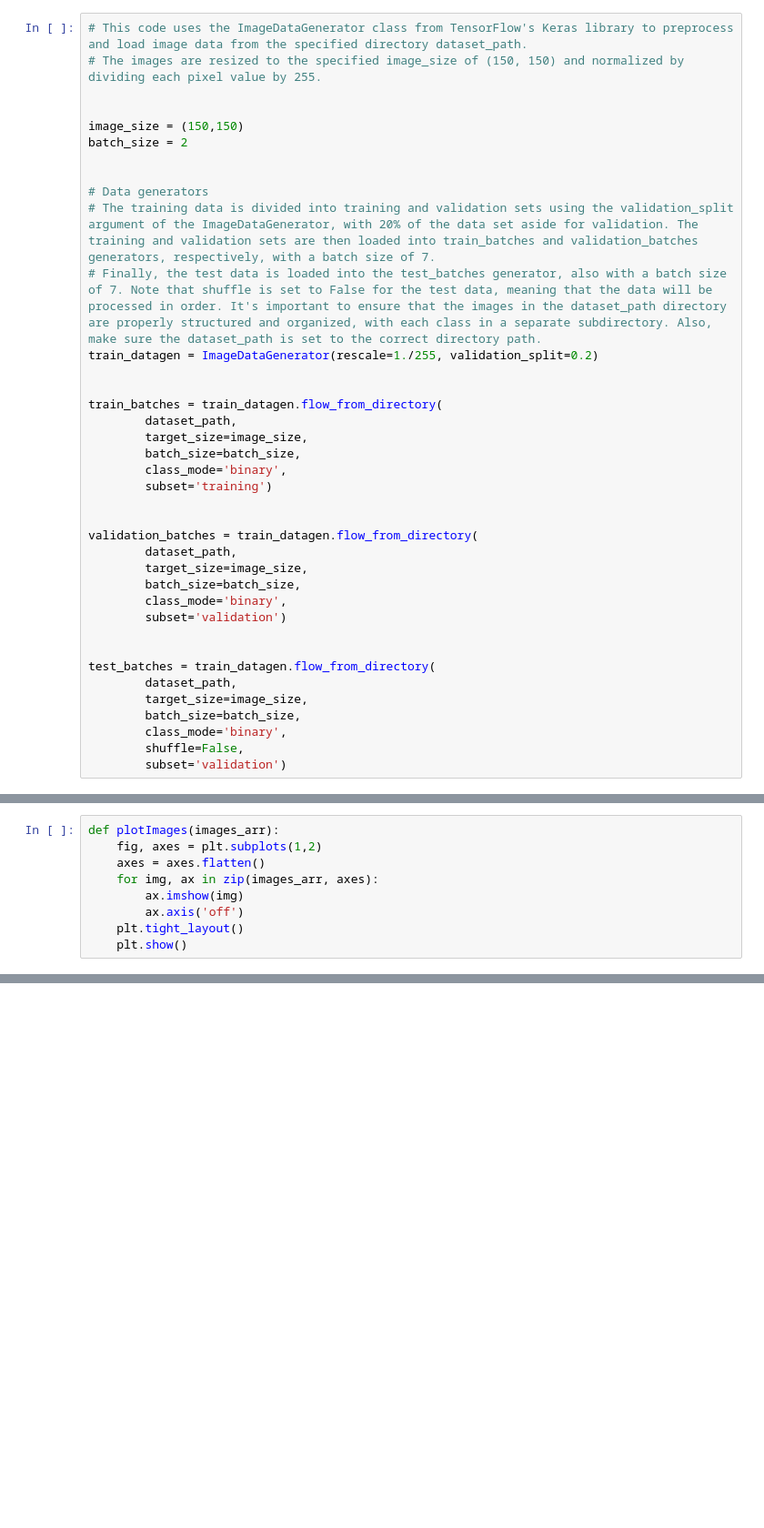
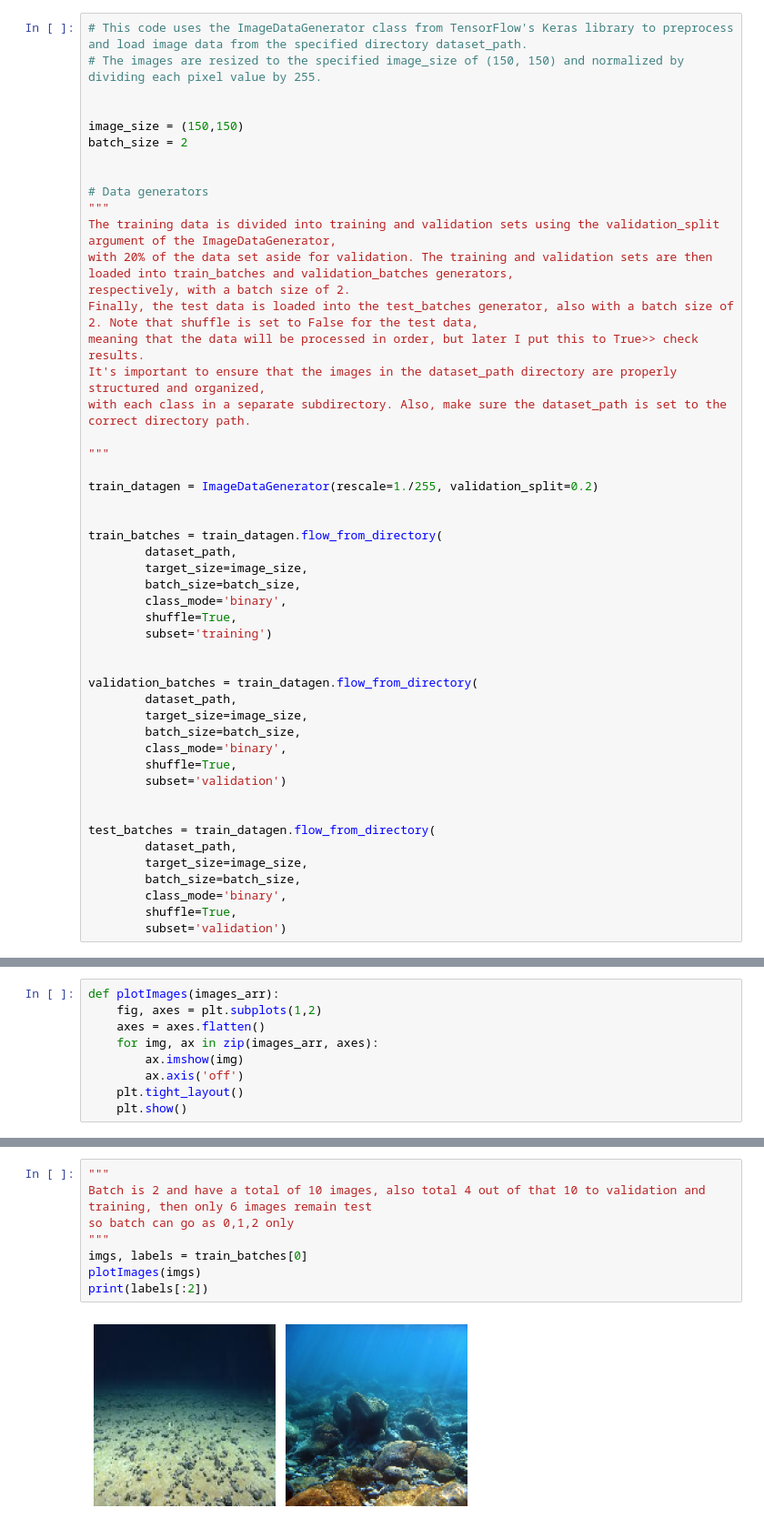
Before and after one commit to CyDevLabs/Underwater-Mine-Warfare-, a Jupyter notebook: mine_training.ipynb, the cells around one changed output, grey strips where cells are left out. Shown: that part at 91% size. Cells and saved outputs as stored; diff of their text form; blank space fills up the shorter version.

```diff
--- a/mine_training.ipynb
+++ b/mine_training.ipynb
@@ -30,8 +30,17 @@ batch_size = 2
 
 
 # Data generators
-# The training data is divided into training and validation sets using the validation_split argument of the ImageDataGenerator, with 20% of the data set aside for validation. The training and validation sets are then loaded into train_batches and validation_batches generators, respectively, with a batch size of 7.
-# Finally, the test data is loaded into the test_batches generator, also with a batch size of 7. Note that shuffle is set to False for the test data, meaning that the data will be processed in order. It's important to ensure that the images in the dataset_path directory are properly structured and organized, with each class in a separate subdirectory. Also, make sure the dataset_path is set to the correct directory path.
+"""
+The training data is divided into training and validation sets using the validation_split argument of the ImageDataGenerator,
+with 20% of the data set aside for validation. The training and validation sets are then loaded into train_batches and validation_batches generators,
+respectively, with a batch size of 2.
+Finally, the test data is loaded into the test_batches generator, also with a batch size of 2. Note that shuffle is set to False for the test data,
+meaning that the data will be processed in order, but later I put this to True>> check results.
+It's important to ensure that the images in the dataset_path directory are properly structured and organized,
+with each class in a separate subdirectory. Also, make sure the dataset_path is set to the correct directory path.
+
+"""
+
 train_datagen = ImageDataGenerator(rescale=1./255, validation_split=0.2)
 
 
@@ -40,6 +49,7 @@ train_batches = train_datagen.flow_from_directory(
         target_size=image_size,
         batch_size=batch_size,
         class_mode='binary',
+        shuffle=True,
         subset='training')
 
 
@@ -48,6 +58,7 @@ validation_batches = train_datagen.flow_from_directory(
         target_size=image_size,
         batch_size=batch_size,
         class_mode='binary',
+        shuffle=True,
         subset='validation')
 
 
@@ -56,7 +67,7 @@ test_batches = train_datagen.flow_from_directory(
         target_size=image_size,
         batch_size=batch_size,
         class_mode='binary',
-        shuffle=False,
+        shuffle=True,
         subset='validation')
 # %% [output]
 Found 8 images belonging to 2 classes.
@@ -80,0 +85,10 @@ print(labels[:2])
+# %%
+"""
+Batch is 2 and have a total of 10 images, also total 4 out of that 10 to validation and training, then only 6 images remain test
+so batch can go as 0,1,2 only
+"""
+imgs, labels = train_batches[0]
+plotImages(imgs)
+print(labels[:2])
+# %% [output]
+[figure, added]
```
Also changed, not shown: parts of 3 cells of this notebook.
